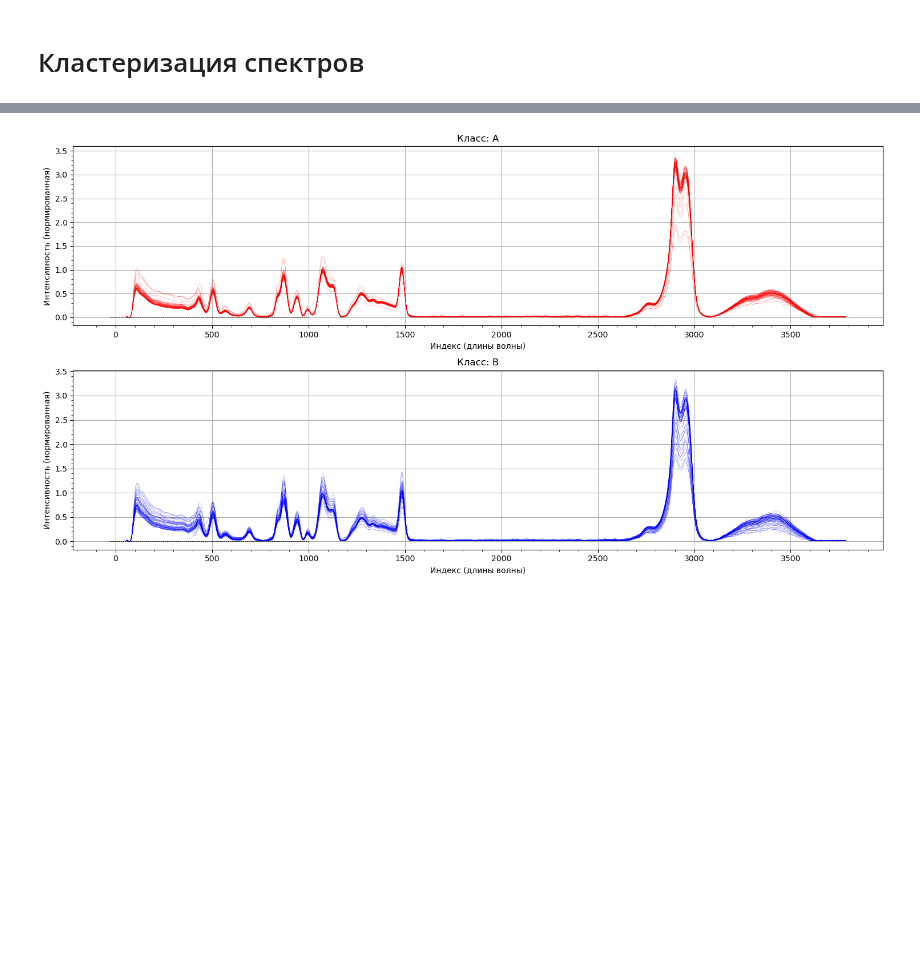
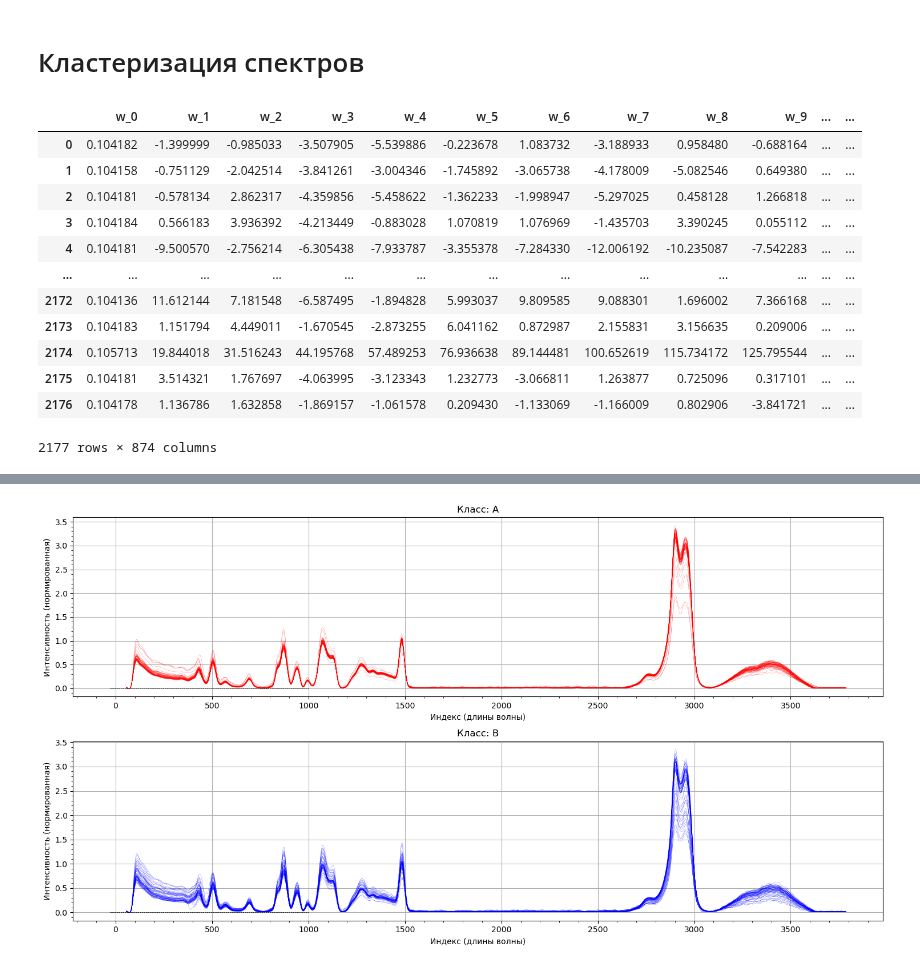
Before and after one commit to intellimath/mlgrad, a Jupyter notebook: examples/robml_book/cluster_spectra.ipynb, the cells around one changed output, grey strips where cells are left out. Saved outputs shown, nothing was run; the diff lists cells and outputs as text; code cells hidden in the pictures; blank space fills up the shorter version.

```diff
--- a/examples/robml_book/cluster_spectra.ipynb
+++ b/examples/robml_book/cluster_spectra.ipynb
@@ -124,0 +62,17 @@ def load_data(root, scale='arith'):
+# %%
+df = pd.read_csv("data/exp_data_corrected.csv", sep=",")
+df
+# %% [output]
+|  | w_0 | w_1 | w_2 | w_3 | w_4 | w_5 | w_6 | w_7 | w_8 | w_9 | ... | ... |
+| 0 | 0.104182 | -1.399999 | -0.985033 | -3.507905 | -5.539886 | -0.223678 | 1.083732 | -3.188933 | 0.958480 | -0.688164 | ... | ... |
+| 1 | 0.104158 | -0.751129 | -2.042514 | -3.841261 | -3.004346 | -1.745892 | -3.065738 | -4.178009 | -5.082546 | 0.649380 | ... | ... |
+| 2 | 0.104181 | -0.578134 | 2.862317 | -4.359856 | -5.458622 | -1.362233 | -1.998947 | -5.297025 | 0.458128 | 1.266818 | ... | ... |
+| 3 | 0.104184 | 0.566183 | 3.936392 | -4.213449 | -0.883028 | 1.070819 | 1.076969 | -1.435703 | 3.390245 | 0.055112 | ... | ... |
+| 4 | 0.104181 | -9.500570 | -2.756214 | -6.305438 | -7.933787 | -3.355378 | -7.284330 | -12.006192 | -10.235087 | -7.542283 | ... | ... |
+| ... | ... | ... | ... | ... | ... | ... | ... | ... | ... | ... | ... | ... |
+| 2172 | 0.104136 | 11.612144 | 7.181548 | -6.587495 | -1.894828 | 5.993037 | 9.809585 | 9.088301 | 1.696002 | 7.366168 | ... | ... |
+| 2173 | 0.104183 | 1.151794 | 4.449011 | -1.670545 | -2.873255 | 6.041162 | 0.872987 | 2.155831 | 3.156635 | 0.209006 | ... | ... |
+| 2174 | 0.105713 | 19.844018 | 31.516243 | 44.195768 | 57.489253 | 76.936638 | 89.144481 | 100.652619 | 115.734172 | 125.795544 | ... | ... |
+| 2175 | 0.104181 | 3.514321 | 1.767697 | -4.063995 | -3.123343 | 1.232773 | -3.066811 | 1.263877 | 0.725096 | 0.317101 | ... | ... |
+| 2176 | 0.104178 | 1.136786 | 1.632858 | -1.869157 | -1.061578 | 0.209430 | -1.133069 | -1.166009 | 0.802906 | -3.841721 | ... | ... |
+2177 rows × 874 columns
```
Also changed, not shown: parts of 5 cells of this notebook, 43 other files.
